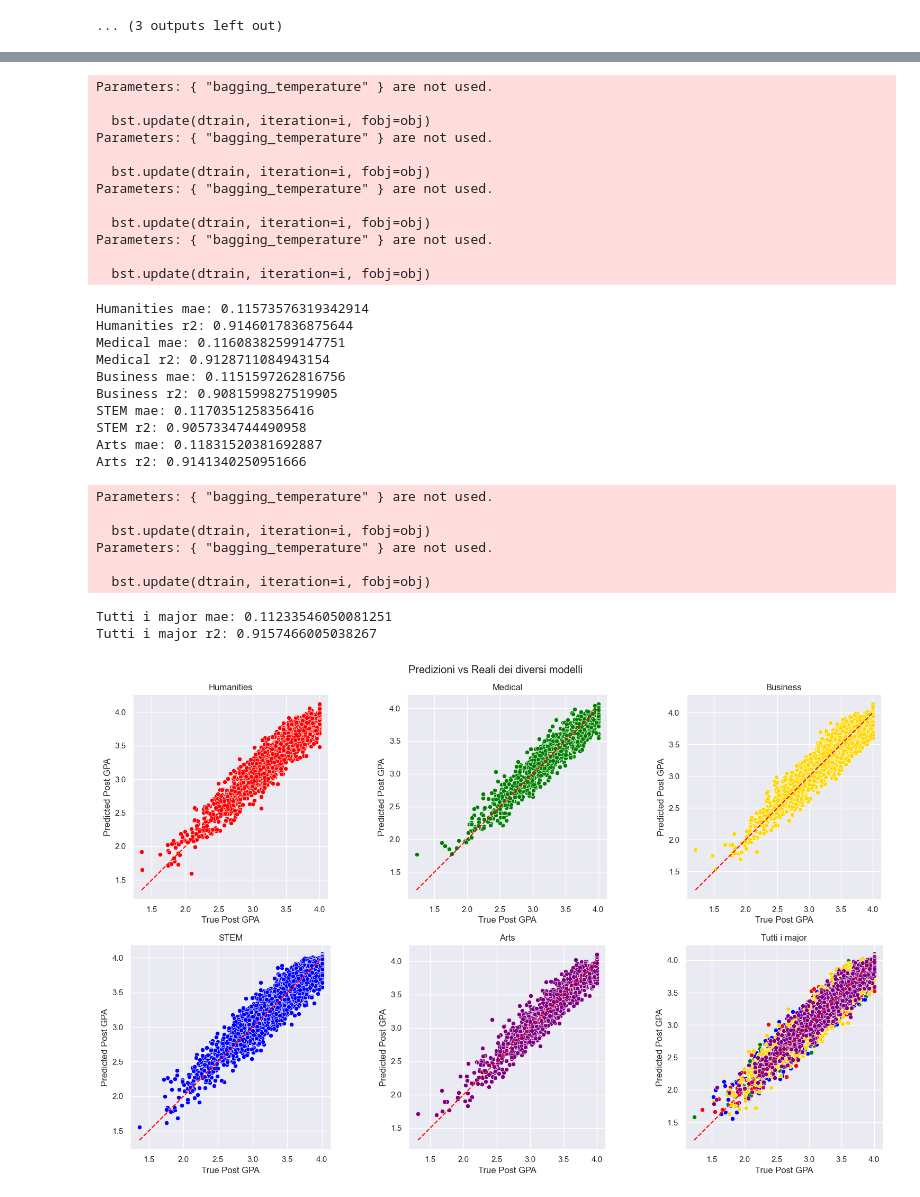
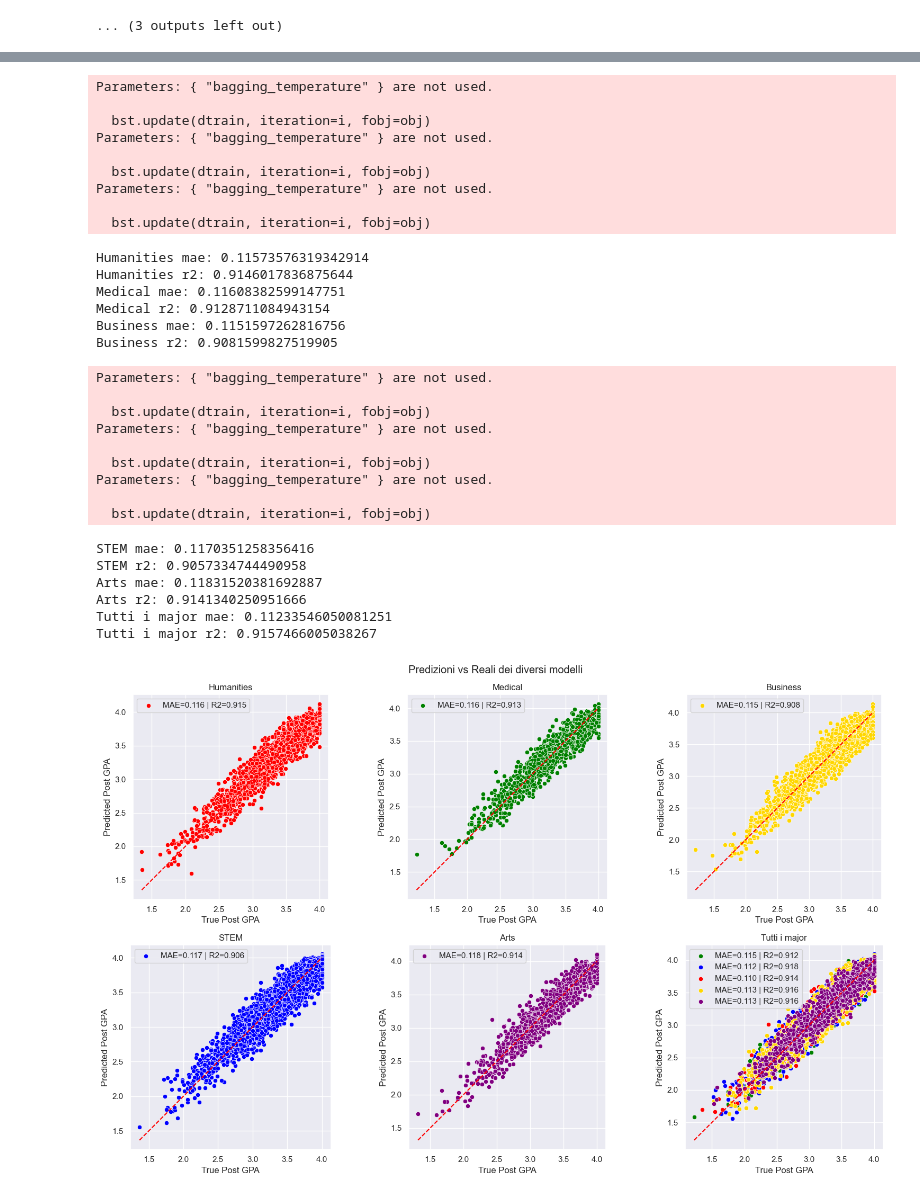
Before and after one commit to GabrieleBan/AI_Impact_on_Students, a Jupyter notebook: gpa_increment_model.ipynb, the cells around one changed output, grey strips where cells are left out. Cells and saved outputs as stored; diff of their text form; code cells hidden in the pictures.

Commit message:
order missmatch fixed in visualization of predictions

```diff
--- a/gpa_increment_model.ipynb
+++ b/gpa_increment_model.ipynb
@@ -534,15 +534,17 @@ for i, corso in enumerate(df_dict):
     model.fit(X_train, y_train)
 
     preds = model.predict(X_test)
-
-    print(f"{corso} mae:", mean_absolute_error(y_test, preds))
-    print(f"{corso} r2:", r2_score(y_test, preds))
+    mae = mean_absolute_error(y_test, preds)
+    r2 = r2_score(y_test, preds)
+    print(f"{corso} mae:", mae)
+    print(f"{corso} r2:", r2)
     if "Tutti" not in corso:
         sns.scatterplot(
             x=y_test,
             y=preds,
             ax=axes[i],
-            c=corso_color[corso]
+            c=corso_color[corso],
+            label=f"MAE={mae:.3f} | R2={r2:.3f}"
         )
     else:
         real_vs_preds=list(zip(y_test,preds))
@@ -553,11 +555,18 @@ for i, corso in enumerate(df_dict):
             mask= X_test["major_is_"+cors]==True
             tmp=[[e[0],e[1]] for e,m in zip(real_vs_preds,mask) if m]
 
+            tmp_real=[e[0] for e in tmp ]
+            tmp_pred=[e[1] for e in tmp ]
+
+            mae = mean_absolute_error(tmp_real, tmp_pred)
+            r2 = r2_score(tmp_real, tmp_pred)
+
             sns.scatterplot(
-            x=[e[0] for e in tmp ],
-            y=[e[1] for e in tmp ],
+            x=tmp_real,
+            y=tmp_pred,
             ax=axes[i],
-            c=corso_color[cors]
+            c=corso_color[cors],
+            label=f"MAE={mae:.3f} | R2={r2:.3f}"
         )
 
 
@@ -573,38 +582,38 @@ for i, corso in enumerate(df_dict):
 
 for j in range(i + 1, len(axes)):
     fig.delaxes(axes[j])
 fig.suptitle("Predizioni vs Reali dei diversi modelli")
 plt.tight_layout()
 plt.show()
 # %% [output]
 Parameters: { "bagging_temperature" } are not used.
 
   bst.update(dtrain, iteration=i, fobj=obj)
 Parameters: { "bagging_temperature" } are not used.
 
   bst.update(dtrain, iteration=i, fobj=obj)
 Parameters: { "bagging_temperature" } are not used.
 
   bst.update(dtrain, iteration=i, fobj=obj)
-Parameters: { "bagging_temperature" } are not used.
-
-  bst.update(dtrain, iteration=i, fobj=obj)
 Humanities mae: 0.11573576319342914
 Humanities r2: 0.9146017836875644
 Medical mae: 0.11608382599147751
 Medical r2: 0.9128711084943154
 Business mae: 0.1151597262816756
 Business r2: 0.9081599827519905
-STEM mae: 0.1170351258356416
-STEM r2: 0.9057334744490958
-Arts mae: 0.11831520381692887
-Arts r2: 0.9141340250951666
 Parameters: { "bagging_temperature" } are not used.
 
   bst.update(dtrain, iteration=i, fobj=obj)
 Parameters: { "bagging_temperature" } are not used.
 
   bst.update(dtrain, iteration=i, fobj=obj)
+Parameters: { "bagging_temperature" } are not used.
+
+  bst.update(dtrain, iteration=i, fobj=obj)
+STEM mae: 0.1170351258356416
+STEM r2: 0.9057334744490958
+Arts mae: 0.11831520381692887
+Arts r2: 0.9141340250951666
 Tutti i major mae: 0.11233546050081251
 Tutti i major r2: 0.9157466005038267
-[figure, old version]
+[figure, new version]
```
